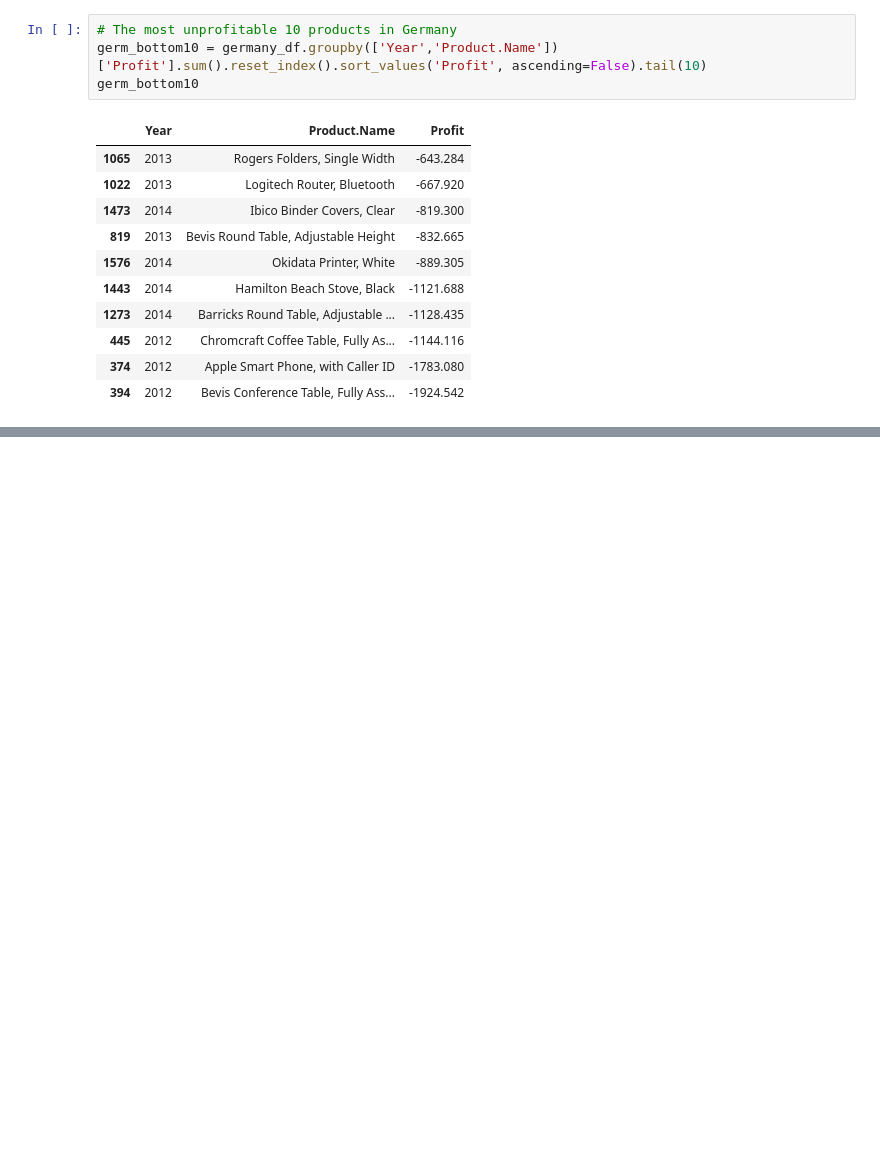
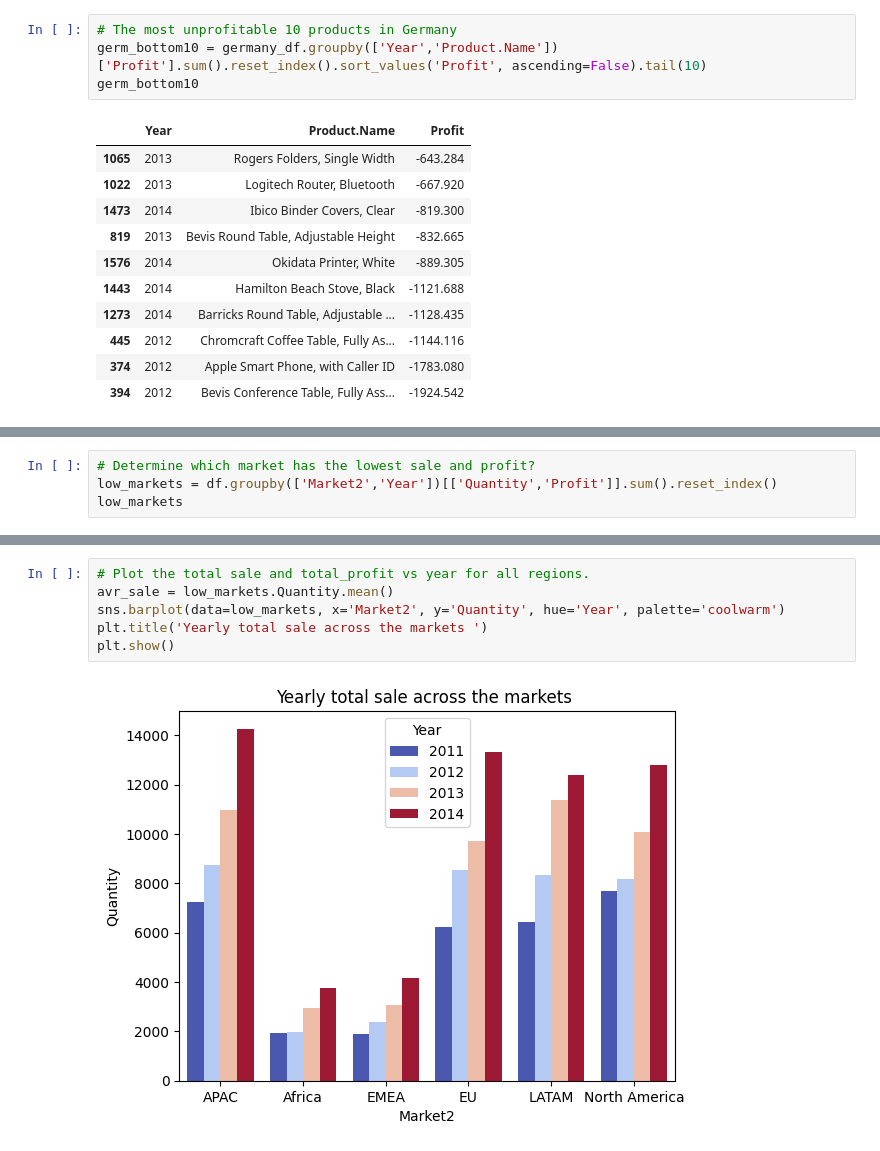
Before and after one commit to derewor/Superstore-Project, a Jupyter notebook: Superstore_analysis.ipynb, the cells around one changed output, grey strips where cells are left out. Drawn from its saved outputs; the diff is of its cells as text; blank space fills up the shorter version.

```diff
--- a/Superstore_analysis.ipynb
+++ b/Superstore_analysis.ipynb
@@ -559,0 +623,4 @@ germ_bottom10
+# %%
+# Determine which market has the lowest sale and profit?
+low_markets = df.groupby(['Market2','Year'])[['Quantity','Profit']].sum().reset_index()
+low_markets
@@ -559,0 +645,8 @@ germ_bottom10
+# %%
+# Plot the total sale and total_profit vs year for all regions.
+avr_sale = low_markets.Quantity.mean()
+sns.barplot(data=low_markets, x='Market2', y='Quantity', hue='Year', palette='coolwarm')
+plt.title('Yearly total sale across the markets ')
+plt.show()
+# %% [output]
+[figure, added]
```
Also changed, not shown: parts of 41 cells of this notebook.
